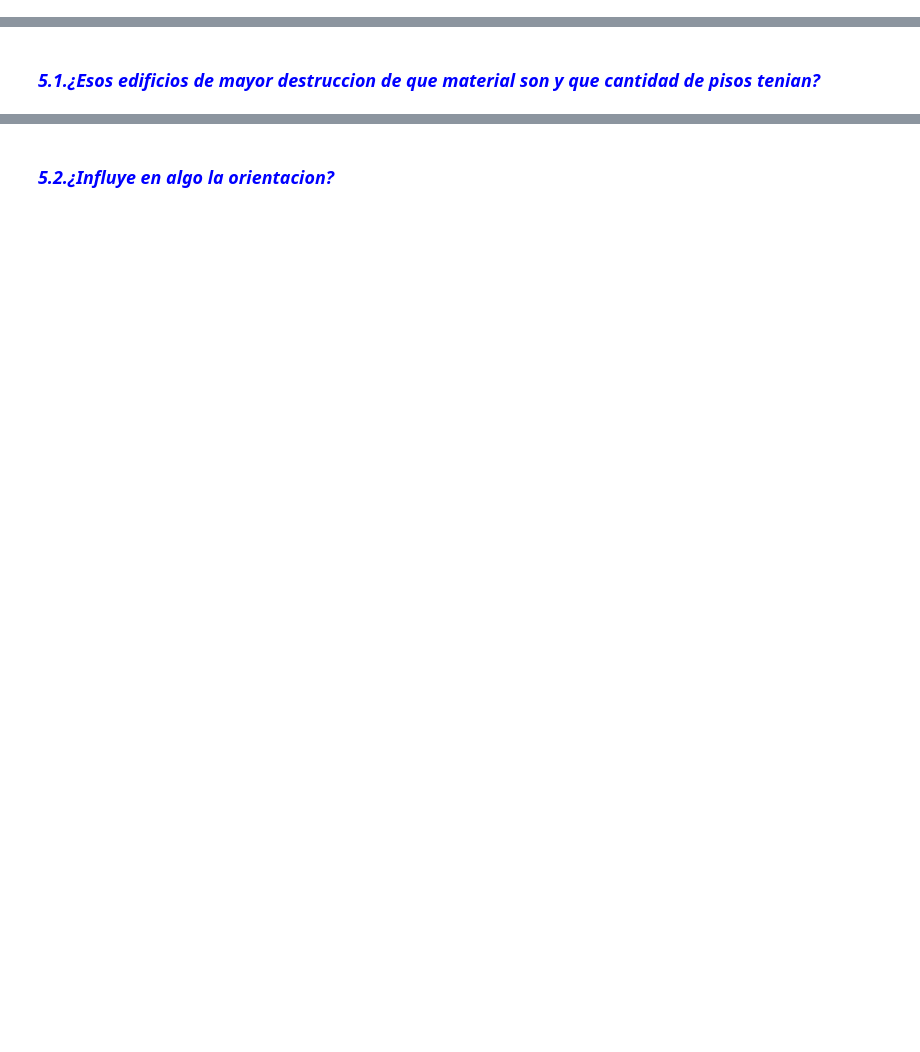
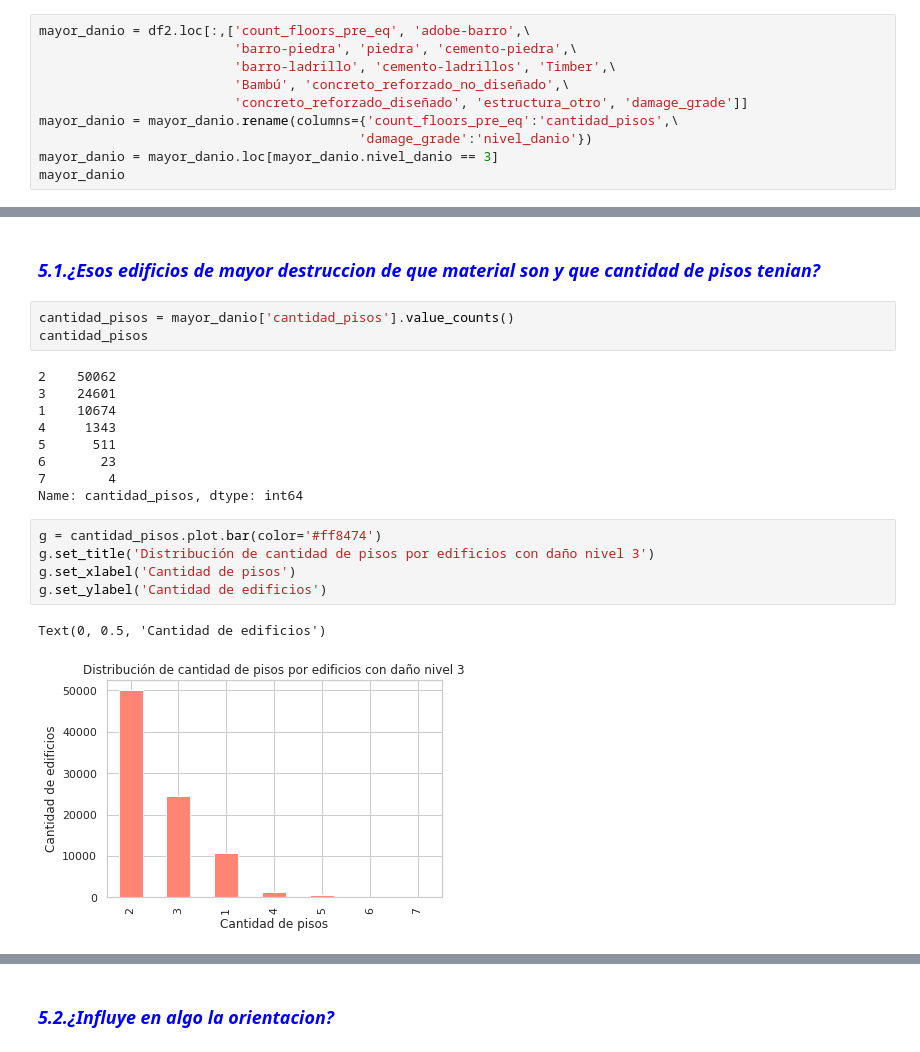
Before and after one commit to hernanrnieva/datos_tp1, a Jupyter notebook: Analisis-Tipo de edificios.ipynb, the cells around one changed output, grey strips where cells are left out. Drawn from its saved outputs; the diff is of its cells as text; blank space fills up the shorter version.

```diff
--- a/Analisis-Tipo de edificios.ipynb
+++ b/Analisis-Tipo de edificios.ipynb
@@ -179,0 +181,10 @@ Text(0.5,1,'Cantidad de Edificios')
+# %%
+mayor_danio = df2.loc[:,['count_floors_pre_eq', 'adobe-barro',\
+                         'barro-piedra', 'piedra', 'cemento-piedra',\
+                         'barro-ladrillo', 'cemento-ladrillos', 'Timber',\
+                         'Bambú', 'concreto_reforzado_no_diseñado',\
+                         'concreto_reforzado_diseñado', 'estructura_otro', 'damage_grade']]
+mayor_danio = mayor_danio.rename(columns={'count_floors_pre_eq':'cantidad_pisos',\
+                                         'damage_grade':'nivel_danio'})
+mayor_danio = mayor_danio.loc[mayor_danio.nivel_danio == 3]
+mayor_danio
@@ -180,2 +205,22 @@ Text(0.5,1,'Cantidad de Edificios')
 # %% [markdown]
 ### <font color =blue> ***5.1.¿Esos edificios de mayor destruccion de que material son y que cantidad de pisos tenian?*** </font>
+# %%
+cantidad_pisos = mayor_danio['cantidad_pisos'].value_counts()
+cantidad_pisos
+# %% [output]
+2    50062
+3    24601
+1    10674
+4     1343
+5      511
+6       23
+7        4
+Name: cantidad_pisos, dtype: int64
+# %%
+g = cantidad_pisos.plot.bar(color='#ff8474')
+g.set_title('Distribución de cantidad de pisos por edificios con daño nivel 3')
+g.set_xlabel('Cantidad de pisos')
+g.set_ylabel('Cantidad de edificios')
+# %% [output]
+Text(0, 0.5, 'Cantidad de edificios')
+[figure, added]
```
Also changed, not shown: parts of 20 cells of this notebook.
